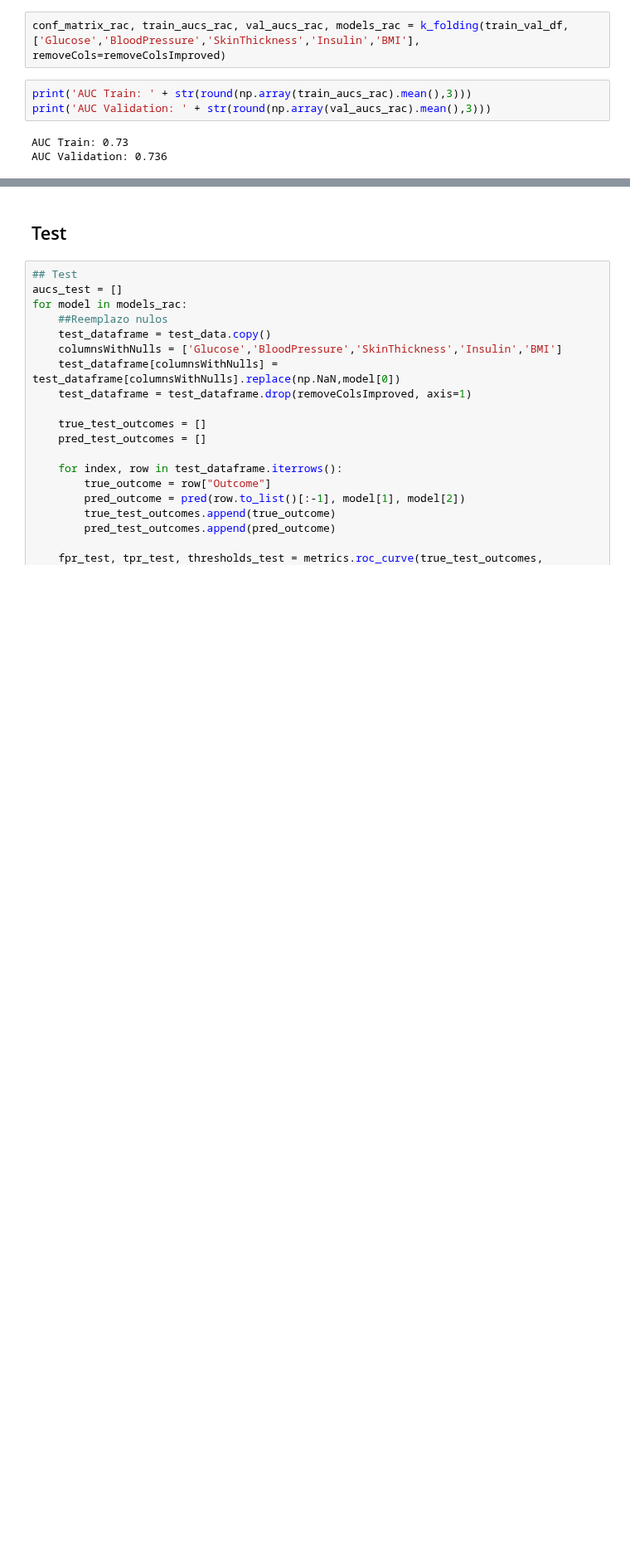
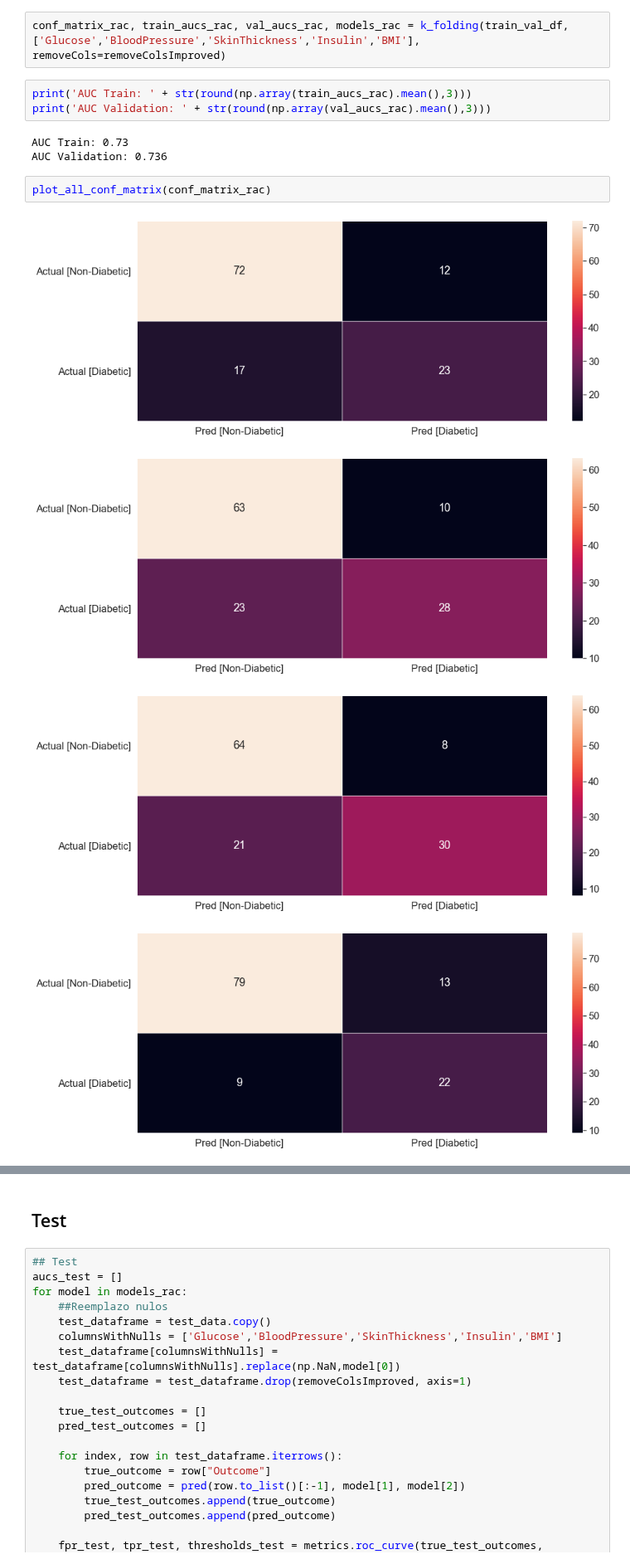
Before and after one commit to scheinpablo/TP1Redes, a Jupyter notebook: Ejercicio2/main-ej2.ipynb, the cells around one changed output, grey strips where cells are left out. Shown at 83% size. Saved outputs shown, nothing was run; the diff lists cells and outputs as text; blank space fills up the shorter version.

```diff
--- a/Ejercicio2/main-ej2.ipynb
+++ b/Ejercicio2/main-ej2.ipynb
@@ -247,3 +376,10 @@ print('AUC Validation: ' + str(round(np.array(val_aucs_rac).mean(),3)))
 # %% [output]
 AUC Train: 0.73
 AUC Validation: 0.736
+# %%
+plot_all_conf_matrix(conf_matrix_rac)
+# %% [output]
+[figure, added]
+[figure, added]
+[figure, added]
+[figure, added]
```
Also changed, not shown: parts of 25 cells of this notebook.
